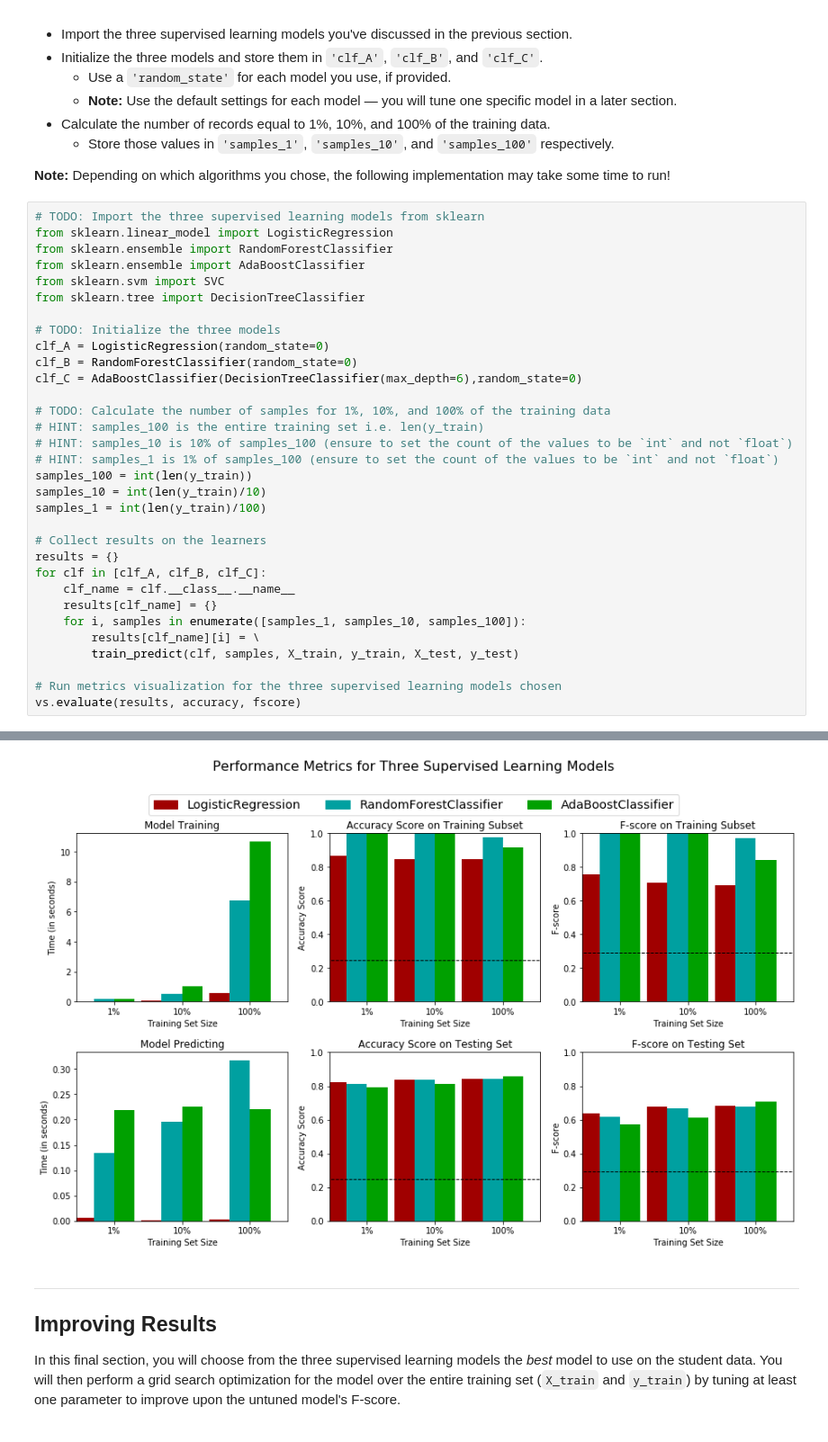
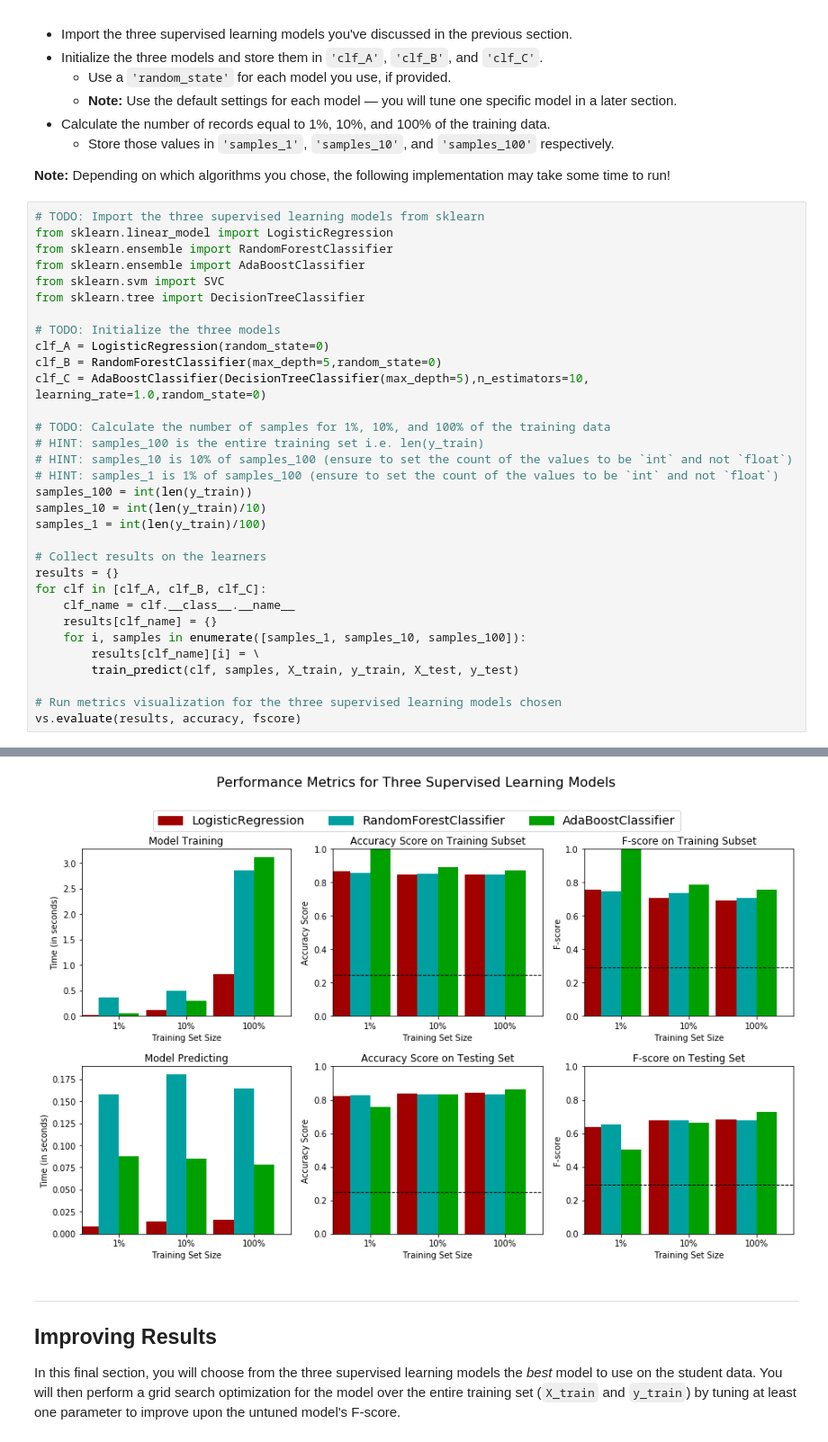
Before and after one commit to oguzkaan-mavice/Charity-ML-Udacity, a Jupyter notebook: Charity ML Project/finding_donors.ipynb, the cells around one changed output, grey strips where cells are left out. Shown at 90% size. Cells and saved outputs as stored; diff of their text form.

```diff
--- a/Charity ML Project/finding_donors.ipynb
+++ b/Charity ML Project/finding_donors.ipynb
@@ -472,8 +454,8 @@ from sklearn.tree import DecisionTreeClassifier
 
 # TODO: Initialize the three models
 clf_A = LogisticRegression(random_state=0)
-clf_B = RandomForestClassifier(random_state=0)
-clf_C = AdaBoostClassifier(DecisionTreeClassifier(max_depth=6),random_state=0)
+clf_B = RandomForestClassifier(max_depth=5,random_state=0)
+clf_C = AdaBoostClassifier(DecisionTreeClassifier(max_depth=5),n_estimators=10, learning_rate=1.0,random_state=0)
 
 # TODO: Calculate the number of samples for 1%, 10%, and 100% of the training data
 # HINT: samples_100 is the entire training set i.e. len(y_train)
@@ -484,34 +466,34 @@ samples_10 = int(len(y_train)/10)
 samples_1 = int(len(y_train)/100)
 
 # Collect results on the learners
 results = {}
 for clf in [clf_A, clf_B, clf_C]:
     clf_name = clf.__class__.__name__
     results[clf_name] = {}
     for i, samples in enumerate([samples_1, samples_10, samples_100]):
         results[clf_name][i] = \
         train_predict(clf, samples, X_train, y_train, X_test, y_test)
 
 # Run metrics visualization for the three supervised learning models chosen
 vs.evaluate(results, accuracy, fscore)
 # %% [output]
 LogisticRegression trained on 361 samples.
 LogisticRegression trained on 3617 samples.
 STOP: TOTAL NO. of ITERATIONS REACHED LIMIT.
 
 Increase the number of iterations (max_iter) or scale the data as shown in:
     https://scikit-learn.org/stable/modules/preprocessing.html
 Please also refer to the documentation for alternative solver options:
     https://scikit-learn.org/stable/modules/linear_model.html#logistic-regression
   extra_warning_msg=_LOGISTIC_SOLVER_CONVERGENCE_MSG)
 LogisticRegression trained on 36177 samples.
 RandomForestClassifier trained on 361 samples.
 RandomForestClassifier trained on 3617 samples.
 RandomForestClassifier trained on 36177 samples.
 AdaBoostClassifier trained on 361 samples.
 AdaBoostClassifier trained on 3617 samples.
 AdaBoostClassifier trained on 36177 samples.
-[figure, old version]
+[figure, new version]
 # %% [markdown]
 ----
 ## Improving Results
```
Also changed, not shown: parts of 12 cells of this notebook.
